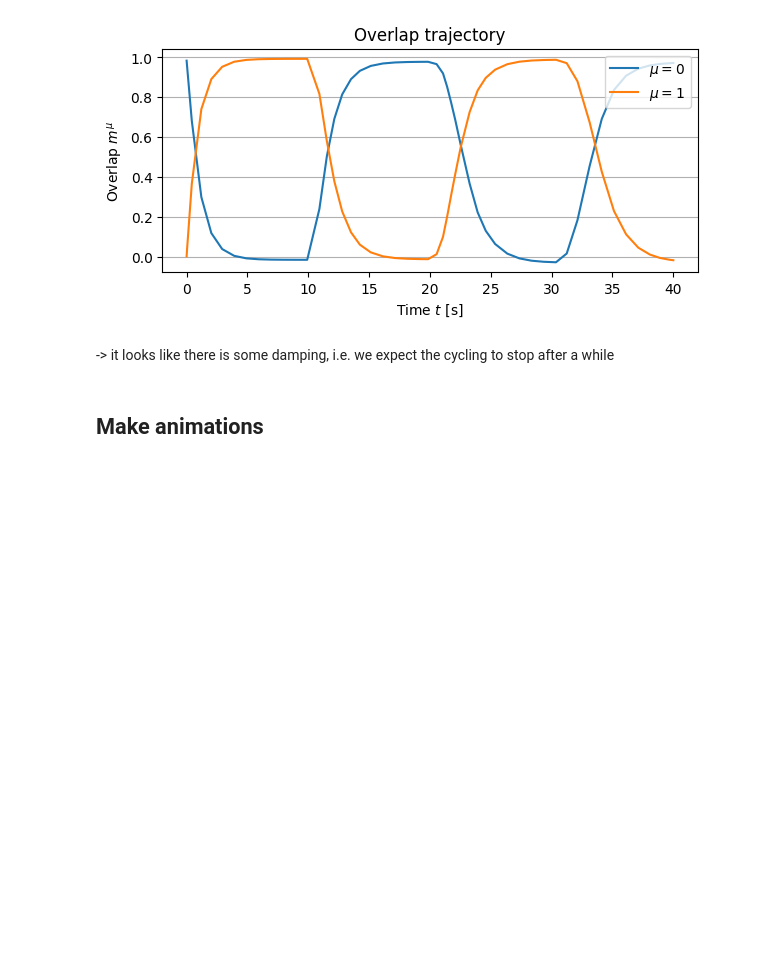
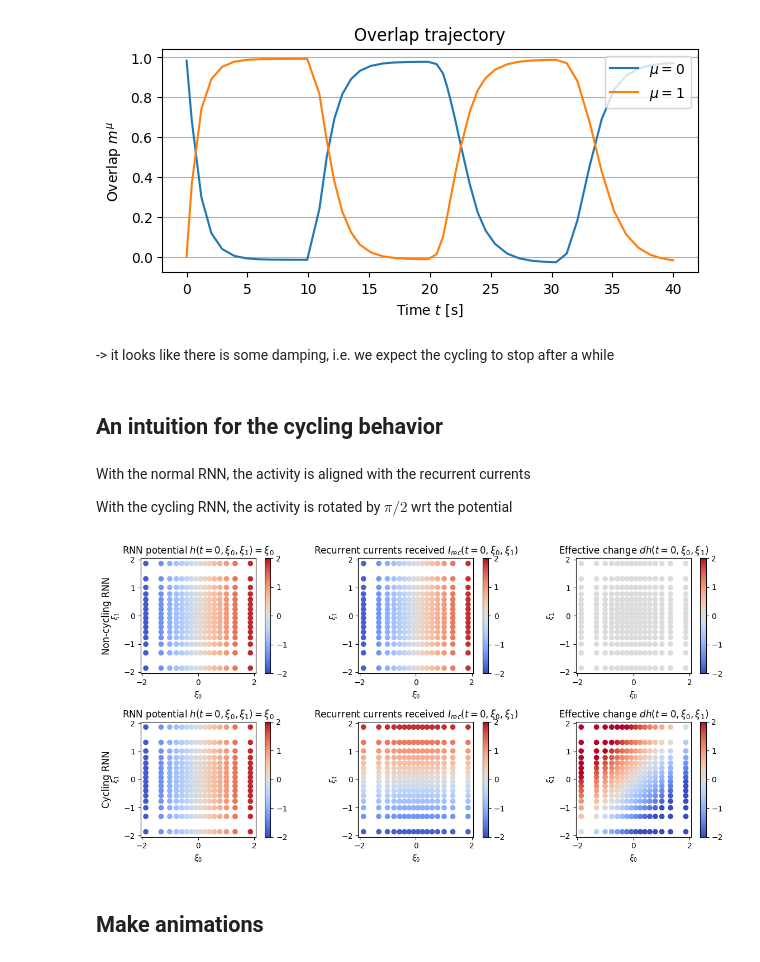
Before and after one commit to ninivert/lcnthesis, a Jupyter notebook: notebooks/embedding_d=2_cycling.ipynb, the cells around one changed output. Cells and saved outputs as stored; diff of their text form; code cells hidden in the pictures; blank space fills up the shorter version.

Commit message:
intuition for cycling : litterally a rotation by pi/2 in the embedding !! go spinny !!

```diff
--- a/notebooks/embedding_d=2_cycling.ipynb
+++ b/notebooks/embedding_d=2_cycling.ipynb
@@ -72,6 +72,50 @@ figax[0].savefig('../presentation/2023-04-20/embedding_d=2_cycling_overlaps.png'
 [figure]
 # %% [markdown]
 -> it looks like there is some damping, i.e. we expect the cycling to stop after a while
+# %% [markdown]
+## An intuition for the cycling behavior
+# %% [markdown]
+With the normal RNN, the activity is aligned with the recurrent currents
+
+With the cycling RNN, the activity is rotated by $\pi/2$ wrt the potential
+# %%
+rnn_nocyc = LowRankRNN.new_sampled_valentin(
+	phi=sigmoid, mapping_samples=ReshapeMapping.new_nrec(nrec=4).inverse_samples(),
+	I_ext=zero, exclude_self_connections=False
+)
+rnn_cyc = LowRankCyclingRNN.new_sampled_valentin(
+	phi=sigmoid, mapping_samples=ReshapeMapping.new_nrec(nrec=4).inverse_samples(),
+	I_ext=zero, exclude_self_connections=False, delta=10, shift=1
+)
+rnn_cyc.h_lagging = lambda t, h: h  # HACK : make the recurrent currents work for t=0
+
+fig, axes = plt.subplots(ncols=3, nrows=2, figsize=(12, 6), layout='tight')
+
+for i, rnn in enumerate([rnn_nocyc, rnn_cyc]):
+	axes[i, 0].set_title('RNN potential $h(t=0, \\xi_0, \\xi_1)=\\xi_0$')
+	axes[i, 0].set_aspect('equal')
+	axes[i, 0].set_xlabel('$\\xi_0$')
+	axes[i, 0].set_ylabel('$\\xi_1$')
+	im = axes[i, 0].scatter(*rnn.F.T, c=rnn.F[:, 0], cmap='coolwarm', vmin=-2, vmax=2)
+	fig.colorbar(im, ax=axes[i, 0])
+	axes[i, 1].set_title('Recurrent currents received $I_{{rec}}(t=0,\\xi_0,\\xi_1)$')
+	axes[i, 1].set_aspect('equal')
+	axes[i, 1].set_xlabel('$\\xi_0$')
+	axes[i, 1].set_ylabel('$\\xi_1$')
+	im = axes[i, 1].scatter(*rnn.F.T, c=rnn.I_rec(0, rnn.F[:, 0]), cmap='coolwarm', vmin=-2, vmax=2)
+	fig.colorbar(im, ax=axes[i, 1])
+	axes[i, 2].set_title('Effective change $dh(t=0, \\xi_0, \\xi_1)$')
+	axes[i, 2].set_aspect('equal')
+	axes[i, 2].set_xlabel('$\\xi_0$')
+	axes[i, 2].set_ylabel('$\\xi_1$')
+	im = axes[i, 2].scatter(*rnn.F.T, c=rnn.dh(0, rnn.F[:, 0]), cmap='coolwarm', vmin=-2, vmax=2)
+	fig.colorbar(im, ax=axes[i, 2])
+
+add_headers(axes=axes.flat, row_headers=['Non-cycling RNN', 'Cycling RNN'], fontsize='large')
+
+plt.show()
+# %% [output]
+[figure, added]
 # %% [markdown]
 ## Make animations
 # %%
```
Also changed, not shown: 2 other files.
